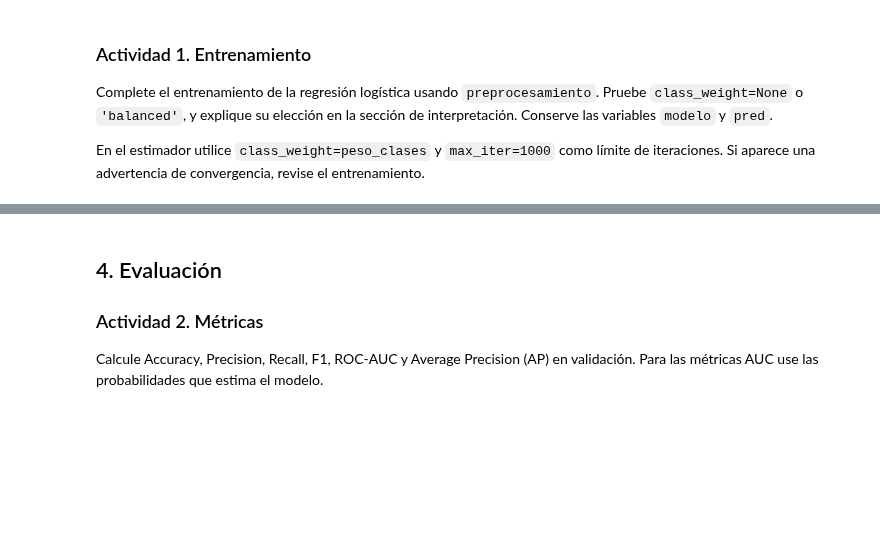
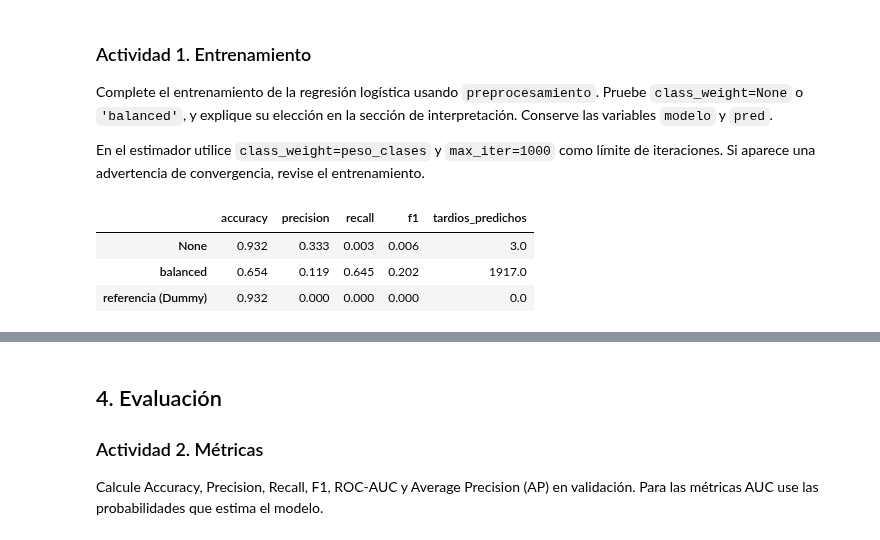
Before and after one commit to warevalom-sys/data-analytics-ml-challenge, a Jupyter notebook: Notebooks/S12_ML_Challenge.ipynb, the cells around one changed output, grey strips where cells are left out. Drawn from its saved outputs; the diff is of its cells as text; code cells hidden in the pictures; blank space fills up the shorter version.

```diff
--- a/Notebooks/S12_ML_Challenge.ipynb
+++ b/Notebooks/S12_ML_Challenge.ipynb
@@ -237,5 +259,34 @@ print('F1 referencia:', round(f1_score(y_valid, pred_ref, zero_division=0), 3))
 Complete el entrenamiento de la regresión logística usando `preprocesamiento`. Pruebe `class_weight=None` o `'balanced'`, y explique su elección en la sección de interpretación. Conserve las variables `modelo` y `pred`.
 
 En el estimador utilice `class_weight=peso_clases` y `max_iter=1000` como límite de iteraciones. Si aparece una advertencia de convergencia, revise el entrenamiento.
+# %%
+from sklearn.base import clone
+
+filas = {}
+for cw in [None, 'balanced']:
+    m = make_pipeline(clone(preprocesamiento),
+                      LogisticRegression(class_weight=cw, max_iter=1000, random_state=semilla))
+    m.fit(X_train, y_train)
+    p = m.predict(X_valid)
+    filas[str(cw)] = {
+        'accuracy': accuracy_score(y_valid, p),
+        'precision': precision_score(y_valid, p, zero_division=0),
+        'recall': recall_score(y_valid, p, zero_division=0),
+        'f1': f1_score(y_valid, p, zero_division=0),
+        'tardios_predichos': int(p.sum()),
+    }
+filas['referencia (Dummy)'] = {
+    'accuracy': accuracy_score(y_valid, pred_ref),
+    'precision': precision_score(y_valid, pred_ref, zero_division=0),
+    'recall': recall_score(y_valid, pred_ref, zero_division=0),
+    'f1': f1_score(y_valid, pred_ref, zero_division=0),
+    'tardios_predichos': int(pred_ref.sum()),
+}
+pd.DataFrame(filas).T.round(3)
+# %% [output]
+|  | accuracy | precision | recall | f1 | tardios_predichos |
+| None | 0.932 | 0.333 | 0.003 | 0.006 | 3.0 |
+| balanced | 0.654 | 0.119 | 0.645 | 0.202 | 1917.0 |
+| referencia (Dummy) | 0.932 | 0.000 | 0.000 | 0.000 | 0.0 |
 # %%
 # TODO 1. Entrene el modelo y genere predicciones.
```
Also changed, not shown: parts of 13 cells of this notebook.
